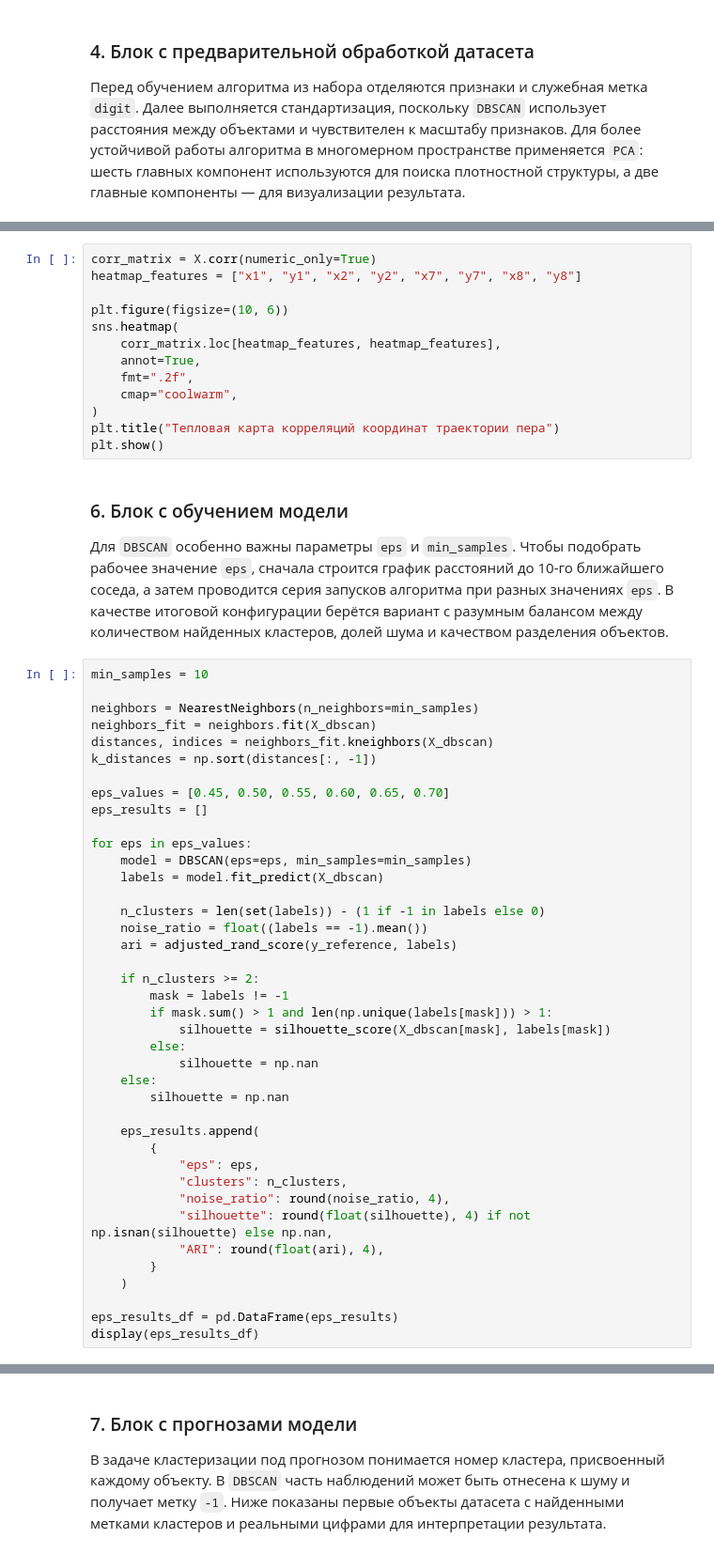
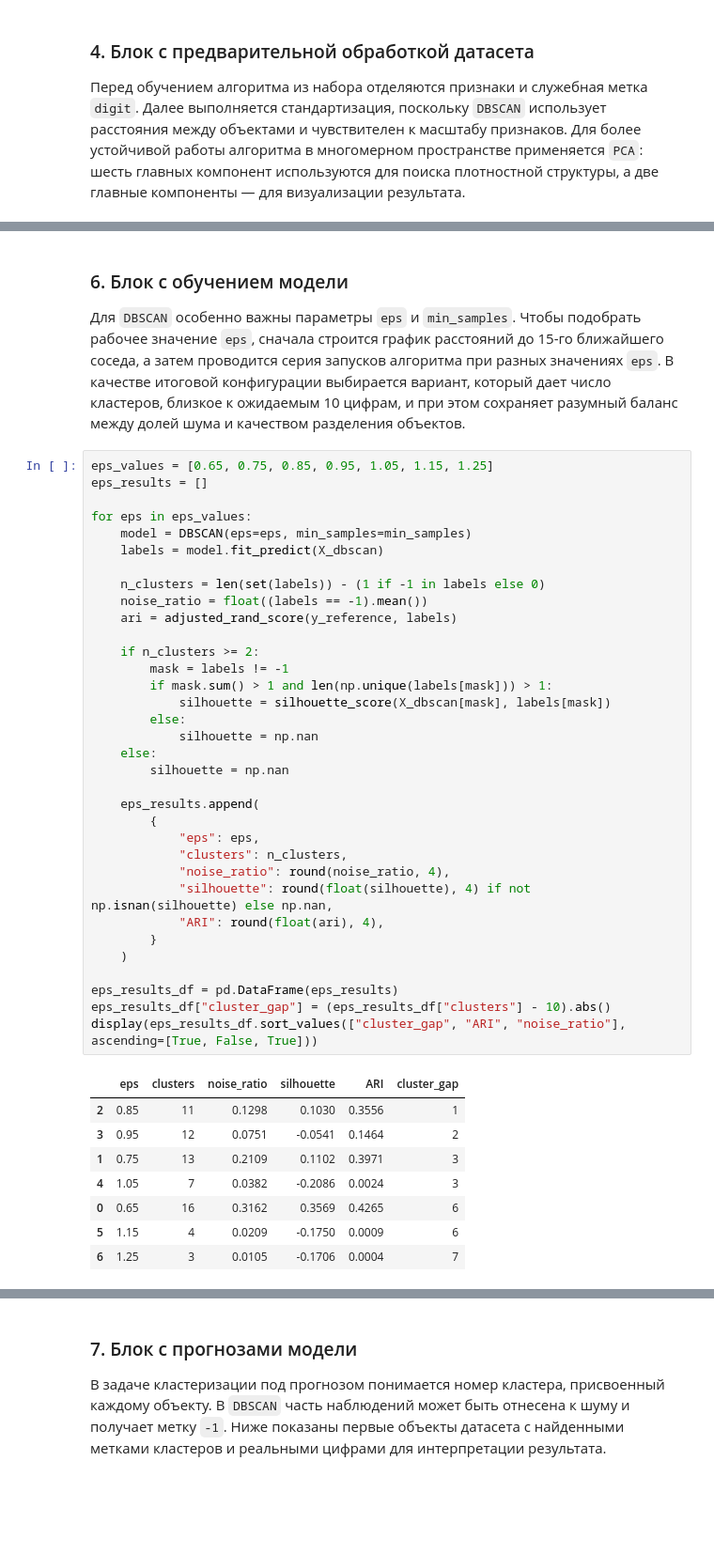
Before and after one commit to vitalioo/abmd-result, a Jupyter notebook: block-3/dbscan/dbscan_pendigits_lab.ipynb, the cells around one changed output, grey strips where cells are left out. Shown at 94% size. Saved outputs shown, nothing was run; the diff lists cells and outputs as text; blank space fills up the shorter version.

```diff
--- a/block-3/dbscan/dbscan_pendigits_lab.ipynb
+++ b/block-3/dbscan/dbscan_pendigits_lab.ipynb
@@ -190,58 +189,48 @@ print(np.round(pca_dbscan.explained_variance_ratio_, 4))
-# %%
-corr_matrix = X.corr(numeric_only=True)
-heatmap_features = ["x1", "y1", "x2", "y2", "x7", "y7", "x8", "y8"]
-
-plt.figure(figsize=(10, 6))
-sns.heatmap(
-    corr_matrix.loc[heatmap_features, heatmap_features],
-    annot=True,
-    fmt=".2f",
-    cmap="coolwarm",
-)
-plt.title("Тепловая карта корреляций координат траектории пера")
-plt.show()
 # %% [markdown]
 ### 6. Блок с обучением модели
 
-Для `DBSCAN` особенно важны параметры `eps` и `min_samples`. Чтобы подобрать рабочее значение `eps`, сначала строится график расстояний до 10-го ближайшего соседа, а затем проводится серия запусков алгоритма при разных значениях `eps`. В качестве итоговой конфигурации берётся вариант с разумным балансом между количеством найденных кластеров, долей шума и качеством разделения объектов.
+Для `DBSCAN` особенно важны параметры `eps` и `min_samples`. Чтобы подобрать рабочее значение `eps`, сначала строится график расстояний до 15-го ближайшего соседа, а затем проводится серия запусков алгоритма при разных значениях `eps`. В качестве итоговой конфигурации выбирается вариант, который дает число кластеров, близкое к ожидаемым 10 цифрам, и при этом сохраняет разумный баланс между долей шума и качеством разделения объектов.
 # %%
-min_samples = 10
-
-neighbors = NearestNeighbors(n_neighbors=min_samples)
-neighbors_fit = neighbors.fit(X_dbscan)
-distances, indices = neighbors_fit.kneighbors(X_dbscan)
-k_distances = np.sort(distances[:, -1])
-
-eps_values = [0.45, 0.50, 0.55, 0.60, 0.65, 0.70]
+eps_values = [0.65, 0.75, 0.85, 0.95, 1.05, 1.15, 1.25]
 eps_results = []
 
 for eps in eps_values:
     model = DBSCAN(eps=eps, min_samples=min_samples)
     labels = model.fit_predict(X_dbscan)
 
     n_clusters = len(set(labels)) - (1 if -1 in labels else 0)
     noise_ratio = float((labels == -1).mean())
     ari = adjusted_rand_score(y_reference, labels)
 
     if n_clusters >= 2:
         mask = labels != -1
         if mask.sum() > 1 and len(np.unique(labels[mask])) > 1:
             silhouette = silhouette_score(X_dbscan[mask], labels[mask])
         else:
             silhouette = np.nan
     else:
         silhouette = np.nan
 
     eps_results.append(
         {
             "eps": eps,
             "clusters": n_clusters,
             "noise_ratio": round(noise_ratio, 4),
             "silhouette": round(float(silhouette), 4) if not np.isnan(silhouette) else np.nan,
             "ARI": round(float(ari), 4),
         }
     )
 
 eps_results_df = pd.DataFrame(eps_results)
-display(eps_results_df)
+eps_results_df["cluster_gap"] = (eps_results_df["clusters"] - 10).abs()
+display(eps_results_df.sort_values(["cluster_gap", "ARI", "noise_ratio"], ascending=[True, False, True]))
+# %% [output]
+|  | eps | clusters | noise_ratio | silhouette | ARI | cluster_gap |
+| 2 | 0.85 | 11 | 0.1298 | 0.1030 | 0.3556 | 1 |
+| 3 | 0.95 | 12 | 0.0751 | -0.0541 | 0.1464 | 2 |
+| 1 | 0.75 | 13 | 0.2109 | 0.1102 | 0.3971 | 3 |
+| 4 | 1.05 | 7 | 0.0382 | -0.2086 | 0.0024 | 3 |
+| 0 | 0.65 | 16 | 0.3162 | 0.3569 | 0.4265 | 6 |
+| 5 | 1.15 | 4 | 0.0209 | -0.1750 | 0.0009 | 6 |
+| 6 | 1.25 | 3 | 0.0105 | -0.1706 | 0.0004 | 7 |
 # %%
```
Also changed, not shown: parts of 13 cells of this notebook, 2 other files.
